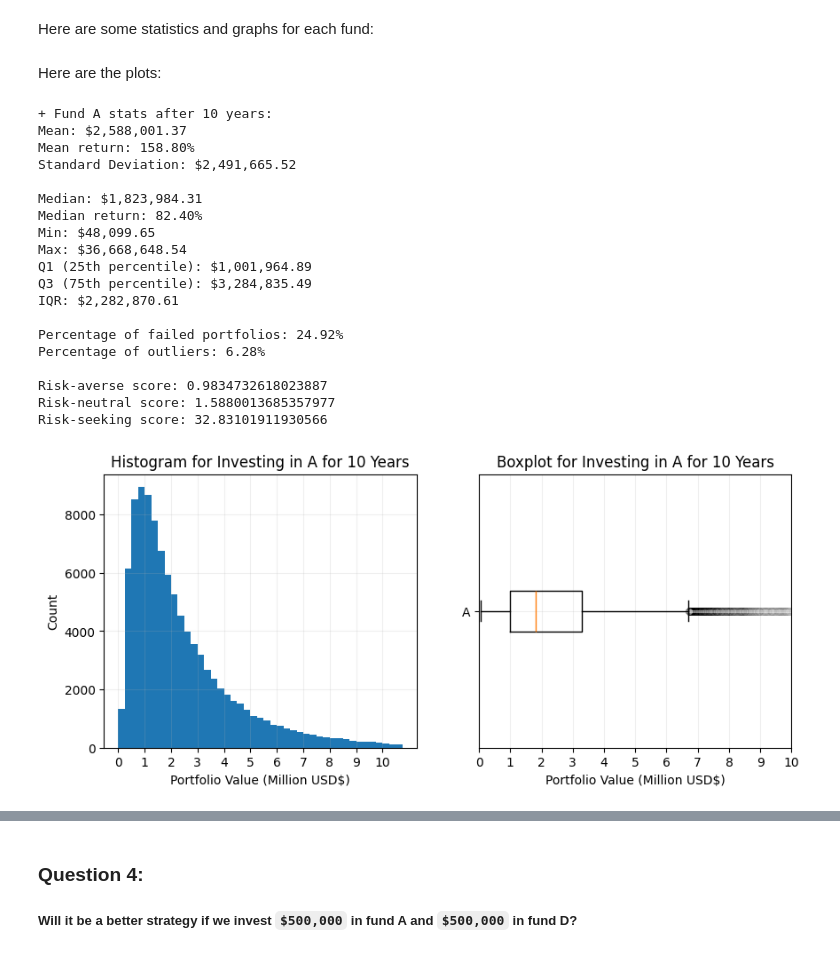
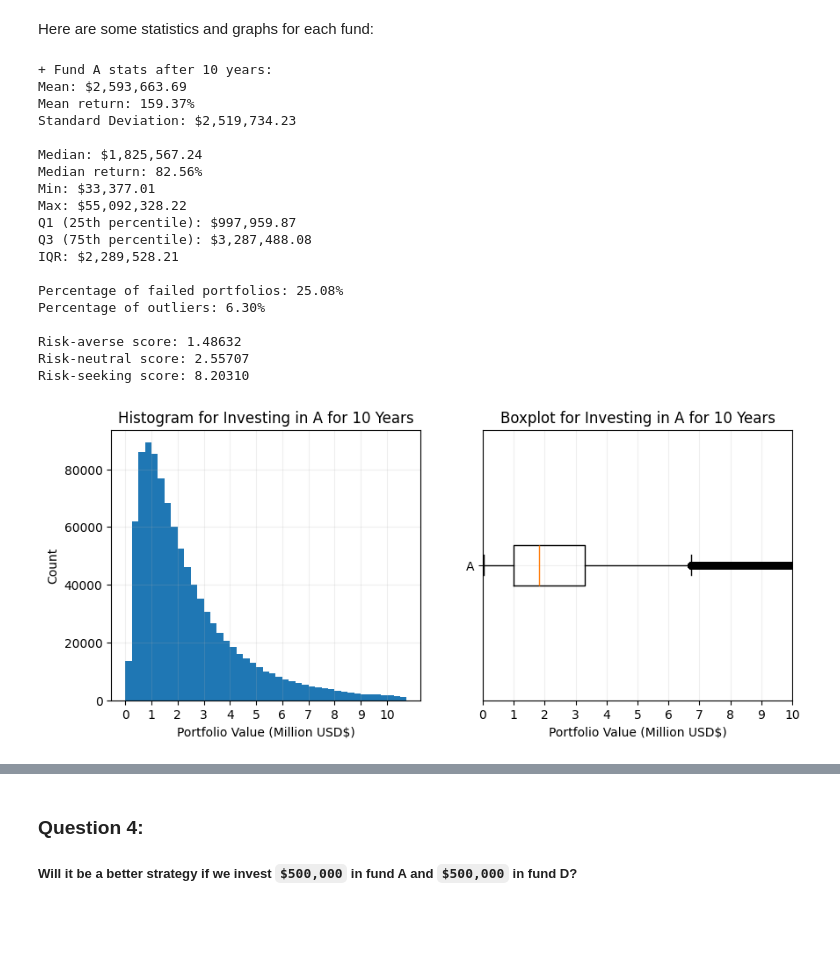
Before and after one commit to myin27/OR442-Term-Project, a Jupyter notebook: project.ipynb, the cells around one changed output, grey strips where cells are left out. Saved outputs shown, nothing was run; the diff lists cells and outputs as text; code cells hidden in the pictures; blank space fills up the shorter version.

Commit message:
finalized everything

```diff
--- a/project.ipynb
+++ b/project.ipynb
@@ -13,12 +15,13 @@ The code below contains several functions about portfolios, which are an array o
 # %%
-#pip install numpy matplotlib
+# %pip install numpy matplotlib scipy
 # uncomment during first run to install dependencies
 
 import numpy as np
 import matplotlib.pyplot as plt
+from scipy.stats.mstats import winsorize
 
-NUM_SIMS = 100000
-SEED = 0
+NUM_SIMS = 1000000
+SEED = 42 # the Answer to the Ultimate Question of Life, the Universe, and Everything
 SHORT_TERM_YEARS = 3
 LONG_TERM_YEARS = 10
 
@@ -29,10 +32,6 @@ np.random.seed(SEED)
 
 def setup_portfolios(starting_portfolio: list[float], num_portfolios: int) -> list[list[float]]:
         return [starting_portfolio.copy() for _ in range(num_portfolios)]
-
-# Returns a portfolio containing the mean value of each stock across all portfolios
-def get_mean_portfolio(portfolios: list[list[float]]) -> np.ndarray:
-        return np.mean(portfolios, axis=0)
 
 # Returns an array of the values of a specific stock type across all portfolios
 def filter_portfolios(portfolios: list[list[float]], stock_type: str) -> np.ndarray:
@@ -75,27 +74,26 @@ def percent_of_outliers(values: np.ndarray) -> float:
         outliers = np.sum((values < lower_bound) | (values > upper_bound))
         return outliers / len(values) * 100
 
-def get_scores(values: np.ndarray) -> list[float]:
+def calculate_CE(values: np.ndarray, lam: int | float) -> float:
+       W_0 = 1_000_000
+       values = np.asarray(winsorize(values, limits=[0.01, 0.01])) # winsorize the values to limit the influence of outliers
+       ratio = values / W_0  #wi/w_0
 
-        risk_averse_score = calculate_CE(values, 3)
-        risk_neutral_score = calculate_CE(values, 0)
-        risk_seeking_score =  calculate_CE(values, -3)
-
-        return [risk_averse_score, risk_neutral_score, risk_seeking_score]
-
-def calculate_CE(values: np.ndarray, lam: int) -> float:
-       W_0 = 1_000_000
-       ratio = values/W_0  #wi/w_0
-       #risk neutral casses
+       #risk neutral case
        if(lam == 0):
                return float(np.mean(ratio))
 
-       e_term = np.exp(-lam * ratio) # e^(-lamda * ratio)
+       e_term = np.exp(-lam * ratio) # e^(-lambda * ratio)
        mean_E = np.mean(e_term) # E[e_term]
 
        return float(-(1/lam) * np.log(mean_E))
 
+def get_scores(values: np.ndarray) -> list[float]:
+        risk_averse_score = calculate_CE(values, 1)
+        risk_neutral_score = calculate_CE(values, 0)
+        risk_seeking_score =  calculate_CE(values, -1)
 
+        return [risk_averse_score, risk_neutral_score, risk_seeking_score]
 
 def print_stats(values: np.ndarray, header: str = "Stats:", footer: str = ""):
         mean = np.mean(values)
@@ -124,9 +122,9 @@ def print_stats(values: np.ndarray, header: str = "Stats:", footer: str = ""):
                 f"Percentage of failed portfolios: {percent_of_values_below(values, 1000000):.2f}%\n"
                 f"Percentage of outliers: {outlier_percentage:.2f}%\n\n"
 
-                f"Risk-averse score: {scores[0]}\n"
-                f"Risk-neutral score: {scores[1]}\n"
-                f"Risk-seeking score: {scores[2]}\n"
+                f"Risk-averse score: {scores[0]:,.5f}\n"
+                f"Risk-neutral score: {scores[1]:,.5f}\n"
+                f"Risk-seeking score: {scores[2]:,.5f}\n"
                 f"{footer}"
         )
 
@@ -409,53 +413,51 @@ LONG_TERM_SCORES.append(get_scores(fund_C_values))
 LONG_TERM_SCORES.append(get_scores(fund_D_values))
 # %% [markdown]
 Here are some statistics and graphs for each fund:
-# %% [markdown]
-Here are the plots:
 # %%
 # fund A
 print_stats(fund_A_values, "+ Fund A stats after 10 years:")
 
 
 fig, (ax1, ax2) = plt.subplots(1, 2, figsize=(10, 4))
 
 histogram = ax1.hist(fund_A_values, bins=range(0, 11000000, 250000)) # each bin will be 250k
 ax1.grid(alpha=0.2)
 ax1.set_title("Histogram for Investing in A for 10 Years")
 ax1.set_xlabel("Portfolio Value (Million USD$)")
 ax1.set_xticks(range(0,11000000, 1000000), list(range(0,11))) # type: ignore
 ax1.set_ylabel("Count")
 
 
-box_plot = ax2.boxplot(fund_A_values, vert=False, flierprops={"alpha": 0.005})
+box_plot = ax2.boxplot(fund_A_values, vert=False, flierprops={"alpha": 0.002})
 ax2.grid(alpha=0.2)
 ax2.set_title("Boxplot for Investing in A for 10 Years")
 ax2.set_xlabel("Portfolio Value (Million USD$)")
 ax2.set_xticks(range(0, 11000000, 1000000), list(range(0,11))) # type: ignore
 ax2.set_yticks([1], ["A"])
 ax2.set_xlim(0,10000000)
 
 plt.show()
 # %% [output]
 + Fund A stats after 10 years:
-Mean: $2,588,001.37
-Mean return: 158.80%
-Standard Deviation: $2,491,665.52
+Mean: $2,593,663.69
+Mean return: 159.37%
+Standard Deviation: $2,519,734.23
 
-Median: $1,823,984.31
-Median return: 82.40%
-Min: $48,099.65
-Max: $36,668,648.54
-Q1 (25th percentile): $1,001,964.89
-Q3 (75th percentile): $3,284,835.49
-IQR: $2,282,870.61
+Median: $1,825,567.24
+Median return: 82.56%
+Min: $33,377.01
+Max: $55,092,328.22
+Q1 (25th percentile): $997,959.87
+Q3 (75th percentile): $3,287,488.08
+IQR: $2,289,528.21
 
-Percentage of failed portfolios: 24.92%
-Percentage of outliers: 6.28%
+Percentage of failed portfolios: 25.08%
+Percentage of outliers: 6.30%
 
-Risk-averse score: 0.9834732618023887
-Risk-neutral score: 1.5880013685357977
-Risk-seeking score: 32.83101911930566
+Risk-averse score: 1.48632
+Risk-neutral score: 2.55707
+Risk-seeking score: 8.20310
-[figure, old version]
+[figure, new version]
 # %%
 # fund B
 print_stats(fund_C_values, "+ Fund B stats after 10 years:")
```
Also changed, not shown: parts of 49 cells of this notebook, 2 other files.
